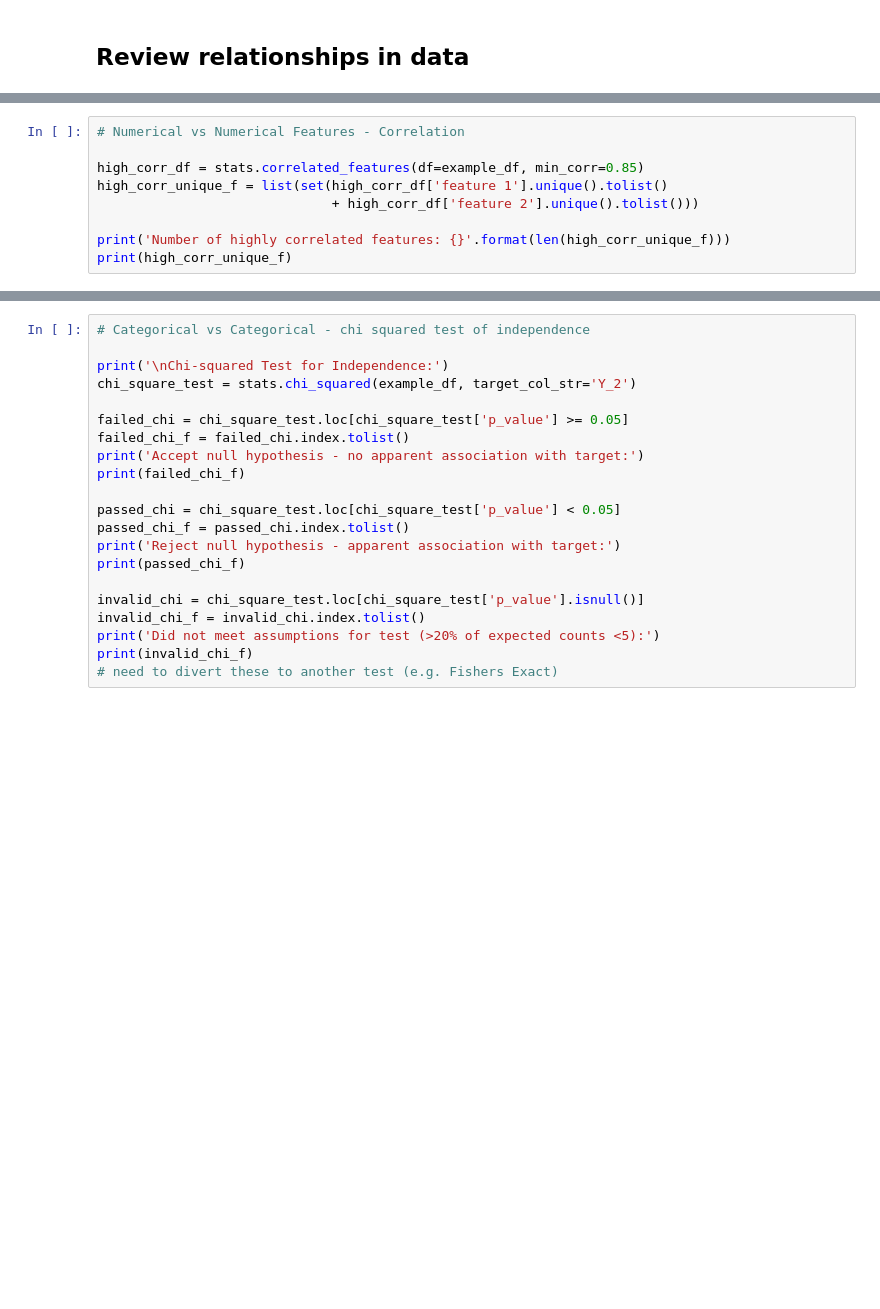
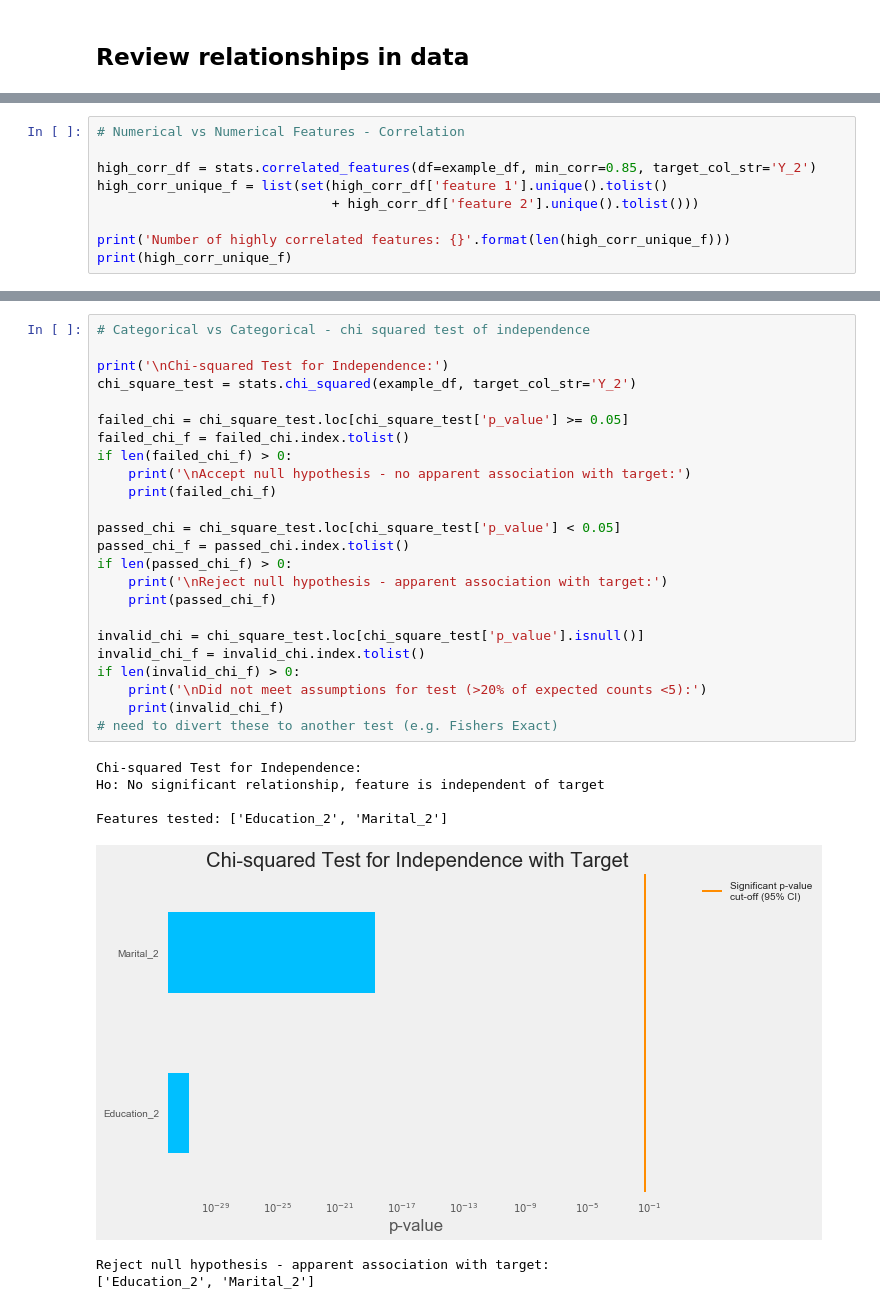
Before and after one commit to MVerbakel/statistical_review, a Jupyter notebook: Initial_analysis_example.ipynb, the cells around one changed output, grey strips where cells are left out. Cells and saved outputs as stored; diff of their text form; blank space fills up the shorter version.

```diff
--- a/Initial_analysis_example.ipynb
+++ b/Initial_analysis_example.ipynb
@@ -76,7 +111,7 @@ example_df = stats.clean_cats(example_df)
 # %%
 # Numerical vs Numerical Features - Correlation
 
-high_corr_df = stats.correlated_features(df=example_df, min_corr=0.85)
+high_corr_df = stats.correlated_features(df=example_df, min_corr=0.85, target_col_str='Y_2')
 high_corr_unique_f = list(set(high_corr_df['feature 1'].unique().tolist()
                               + high_corr_df['feature 2'].unique().tolist()))
 
@@ -113,21 +172,32 @@ plt.show()
 # %%
 # Categorical vs Categorical - chi squared test of independence
 
 print('\nChi-squared Test for Independence:')
 chi_square_test = stats.chi_squared(example_df, target_col_str='Y_2')
 
 failed_chi = chi_square_test.loc[chi_square_test['p_value'] >= 0.05]
 failed_chi_f = failed_chi.index.tolist()
-print('Accept null hypothesis - no apparent association with target:')
-print(failed_chi_f)
+if len(failed_chi_f) > 0:
+    print('\nAccept null hypothesis - no apparent association with target:')
+    print(failed_chi_f)
 
 passed_chi = chi_square_test.loc[chi_square_test['p_value'] < 0.05]
 passed_chi_f = passed_chi.index.tolist()
-print('Reject null hypothesis - apparent association with target:')
-print(passed_chi_f)
+if len(passed_chi_f) > 0:
+    print('\nReject null hypothesis - apparent association with target:')
+    print(passed_chi_f)
 
 invalid_chi = chi_square_test.loc[chi_square_test['p_value'].isnull()]
 invalid_chi_f = invalid_chi.index.tolist()
-print('Did not meet assumptions for test (>20% of expected counts <5):')
-print(invalid_chi_f)
+if len(invalid_chi_f) > 0:
+    print('\nDid not meet assumptions for test (>20% of expected counts <5):')
+    print(invalid_chi_f)
 # need to divert these to another test (e.g. Fishers Exact)
+# %% [output]
+Chi-squared Test for Independence:
+Ho: No significant relationship, feature is independent of target
+
+Features tested: ['Education_2', 'Marital_2']
+[figure, added]
+Reject null hypothesis - apparent association with target:
+['Education_2', 'Marital_2']
```
Also changed, not shown: parts of 16 cells of this notebook, 1 other file.
